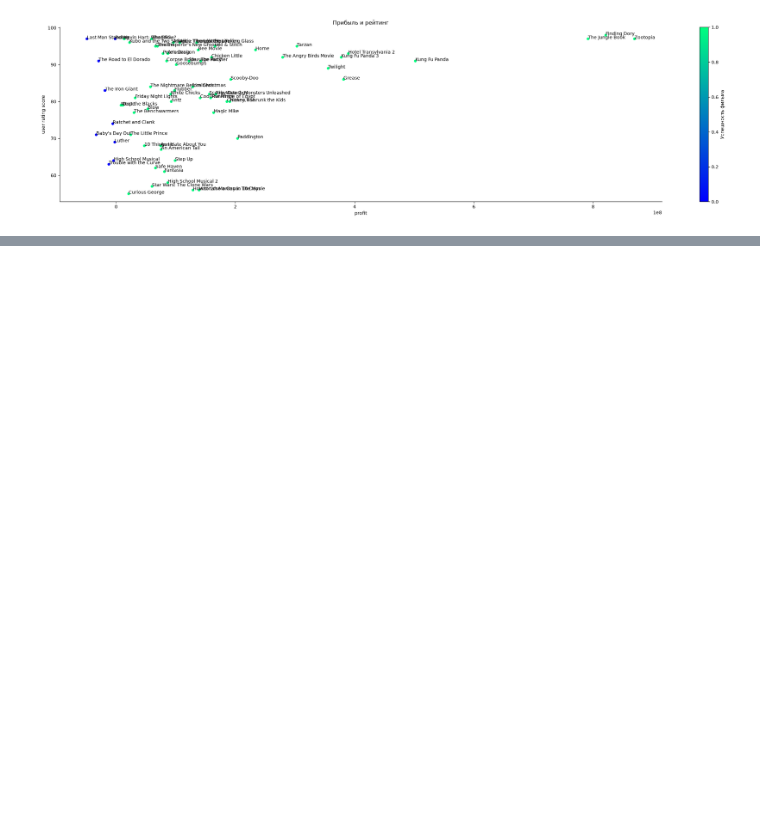
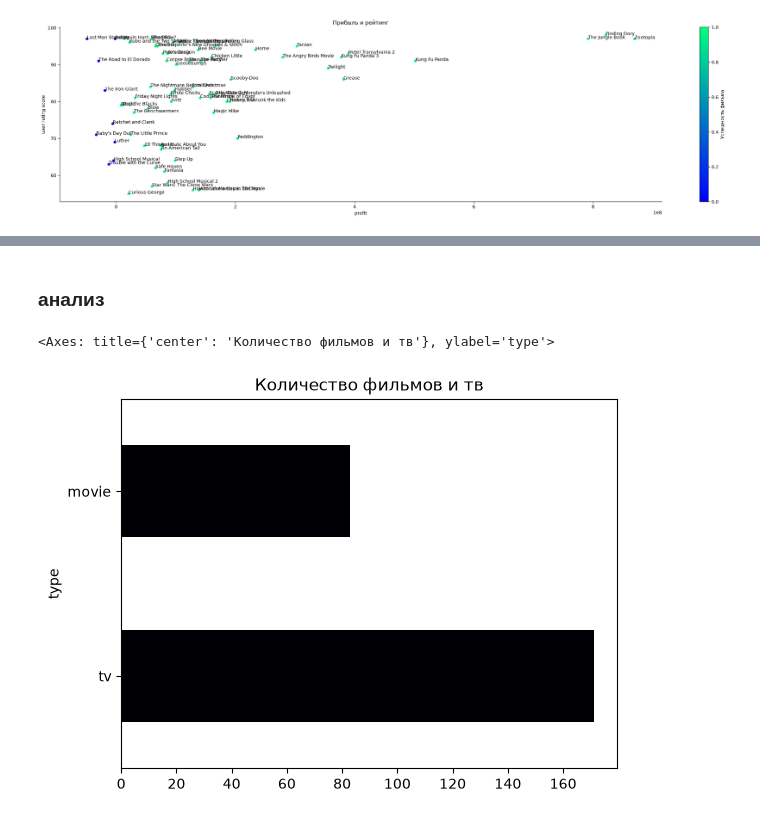
Before and after one commit to dtamendarov/MDS-EDA_Netflix, a Jupyter notebook: 02. Анализ оценок (Мария).ipynb, the cells around one changed output, grey strips where cells are left out. Saved outputs shown, nothing was run; the diff lists cells and outputs as text; code cells hidden in the pictures; blank space fills up the shorter version.

```diff
--- a/02. Анализ оценок (Мария).ipynb
+++ b/02. Анализ оценок (Мария).ipynb
@@ -327,0 +324,2 @@ corr_data2.shape
+# %%
+df_rating = data.dropna(subset=["user rating score"])
@@ -327,0 +368,4 @@ corr_data2.shape
+# %%
+df_rating = df_rating.dropna(subset=["type"])
+# %%
+df_rating["movie"] = df_rating["type"].map({"movie": 1, 'tv': 0})
@@ -327,0 +378,7 @@ corr_data2.shape
+# %% [markdown]
+### анализ
+# %%
+df_rating["type"].value_counts().plot(kind="barh", colormap="magma", title="Количество фильмов и тв")
+# %% [output]
+<Axes: title={'center': 'Количество фильмов и тв'}, ylabel='type'>
+[figure, added]
```
Also changed, not shown: parts of 61 cells of this notebook.
